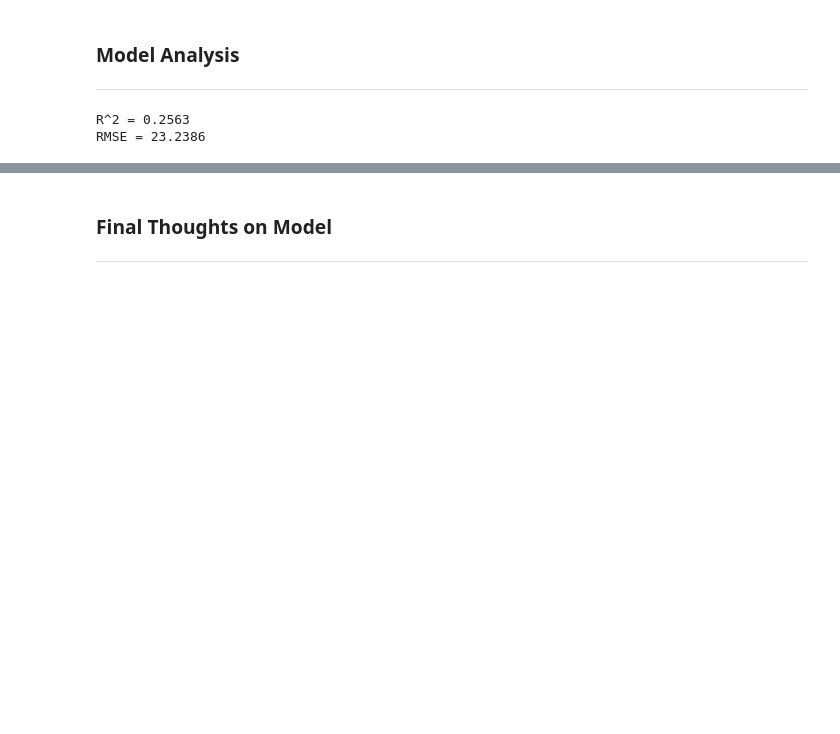
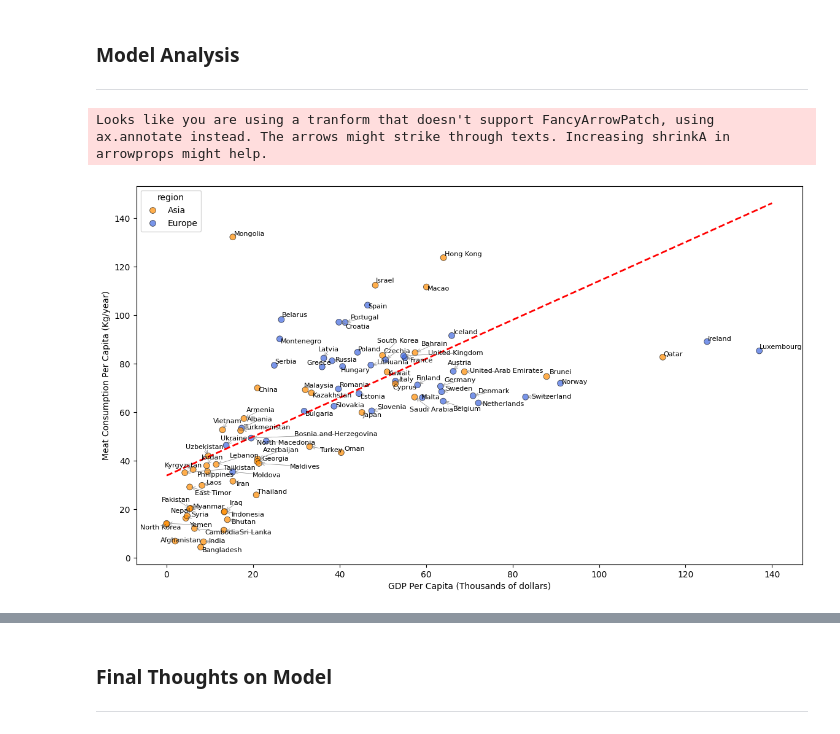
Before and after one commit to Tako870/tddm-ca, a Jupyter notebook: CA.ipynb, the cells around one changed output, grey strips where cells are left out. Cells and saved outputs as stored; diff of their text form; code cells hidden in the pictures; blank space fills up the shorter version.

Commit message:
Added some linear regression on gdp vs meat

```diff
--- a/CA.ipynb
+++ b/CA.ipynb
@@ -876,20 +876,40 @@ dtype: float64
 # %% [markdown]
 ### Model Analysis
 ---
-# %%
-# Test model on rest of the data
-y_pred = meat_model.predict(df_test)
-
-residuals = df_test['Total_Meat_kg_per_capita'] - y_pred
-
-RSS = np.sum(np.square(residuals))
-TSS = np.sum(np.square(df_test['Total_Meat_kg_per_capita']-np.mean(df_test['Total_Meat_kg_per_capita'])))
-
-rsquare = 1 - RSS/TSS
-print(f"R^2 = {rsquare:.4f}")
-
-rmse = np.sqrt(RSS/len(df_test))
-print(f"RMSE = {rmse:.4f}")
-# %% [output]
-R^2 = 0.2563
-RMSE = 23.2386
+# %%
+#Draw the graph
+# Create scatterplot of GDP to meat consumption
+plt.figure(figsize=(14, 8))
+
+_ = sns.scatterplot(
+    data=merged_df,
+    x='GDP_per_capita',
+    y='Total_Meat_kg_per_capita',
+    hue='region',
+    palette={'Europe': 'royalblue', 'Asia': 'darkorange'},
+    s=50, alpha=0.7, edgecolor='k'
+)
+
+x_values = pd.DataFrame({'GDP_per_capita': [0, 140]})  # GDP range from 0 to 140k
+y_pred = meat_model.predict(x_values)
+
+_ = plt.plot(x_values, y_pred, color='red', linewidth=2, linestyle='--', label=f'Regression Line (R²={meat_model.rsquared:.2f})')
+
+# Create list for all labels
+texts = []
+for _, row in merged_df.iterrows():
+    texts.append(plt.text(row['GDP_per_capita'],
+                        row['Total_Meat_kg_per_capita'],
+                        row['Entity'],
+                        fontsize=8))
+
+# Adjust text to prevent overlap
+adjust_text(texts,
+            arrowprops=dict(arrowstyle='->', color='gray', lw=0.5),
+            expand_points=(1.2, 1.2))
+
+_ = plt.xlabel('GDP Per Capita (Thousands of dollars)')
+_ = plt.ylabel('Meat Consumption Per Capita (Kg/year)')
+# %% [output]
+Looks like you are using a tranform that doesn't support FancyArrowPatch, using ax.annotate instead. The arrows might strike through texts. Increasing shrinkA in arrowprops might help.
+[figure, added]
```
Also changed, not shown: parts of 12 cells of this notebook.
